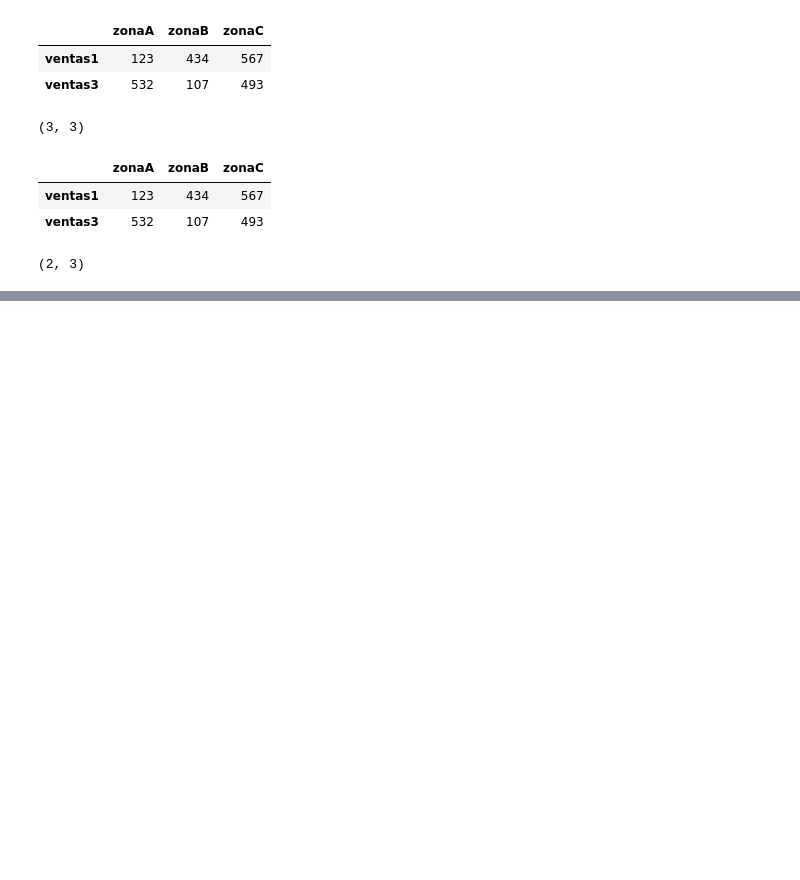
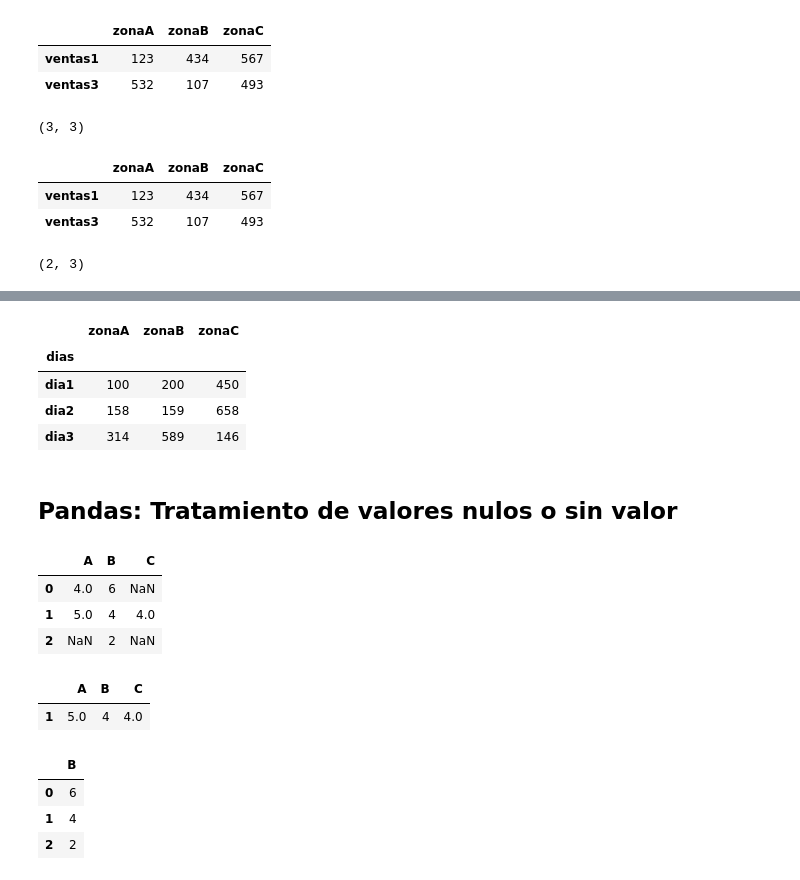
Before and after one commit to juandifs00/Trabajos_Personales, a Jupyter notebook: Curso_ML_Python/dataframes.ipynb, the cells around one changed output, grey strips where cells are left out. Drawn from its saved outputs; the diff is of its cells as text; code cells hidden in the pictures; blank space fills up the shorter version.

```diff
--- a/Curso_ML_Python/dataframes.ipynb
+++ b/Curso_ML_Python/dataframes.ipynb
@@ -84,0 +167,11 @@ dataframe.shape
+# %%
+DFV = DFV.set_index('dias')
+DFV
+# %% [output]
+|  | zonaA | zonaB | zonaC |
+| dias |  |  |  |
+| dia1 | 100 | 200 | 450 |
+| dia2 | 158 | 159 | 658 |
+| dia3 | 314 | 589 | 146 |
+# %% [markdown]
+## Pandas: Tratamiento de valores nulos o sin valor
@@ -84,0 +180,20 @@ dataframe.shape
+# %%
+DFN = pd.DataFrame(diccionario)
+DFN
+# %% [output]
+|  | A | B | C |
+| 0 | 4.0 | 6 | NaN |
+| 1 | 5.0 | 4 | 4.0 |
+| 2 | NaN | 2 | NaN |
+# %%
+DFN.dropna()
+# %% [output]
+|  | A | B | C |
+| 1 | 5.0 | 4 | 4.0 |
+# %%
+DFN.dropna(axis=1)
+# %% [output]
+|  | B |
+| 0 | 6 |
+| 1 | 4 |
+| 2 | 2 |
```
Also changed, not shown: parts of 19 cells of this notebook.
